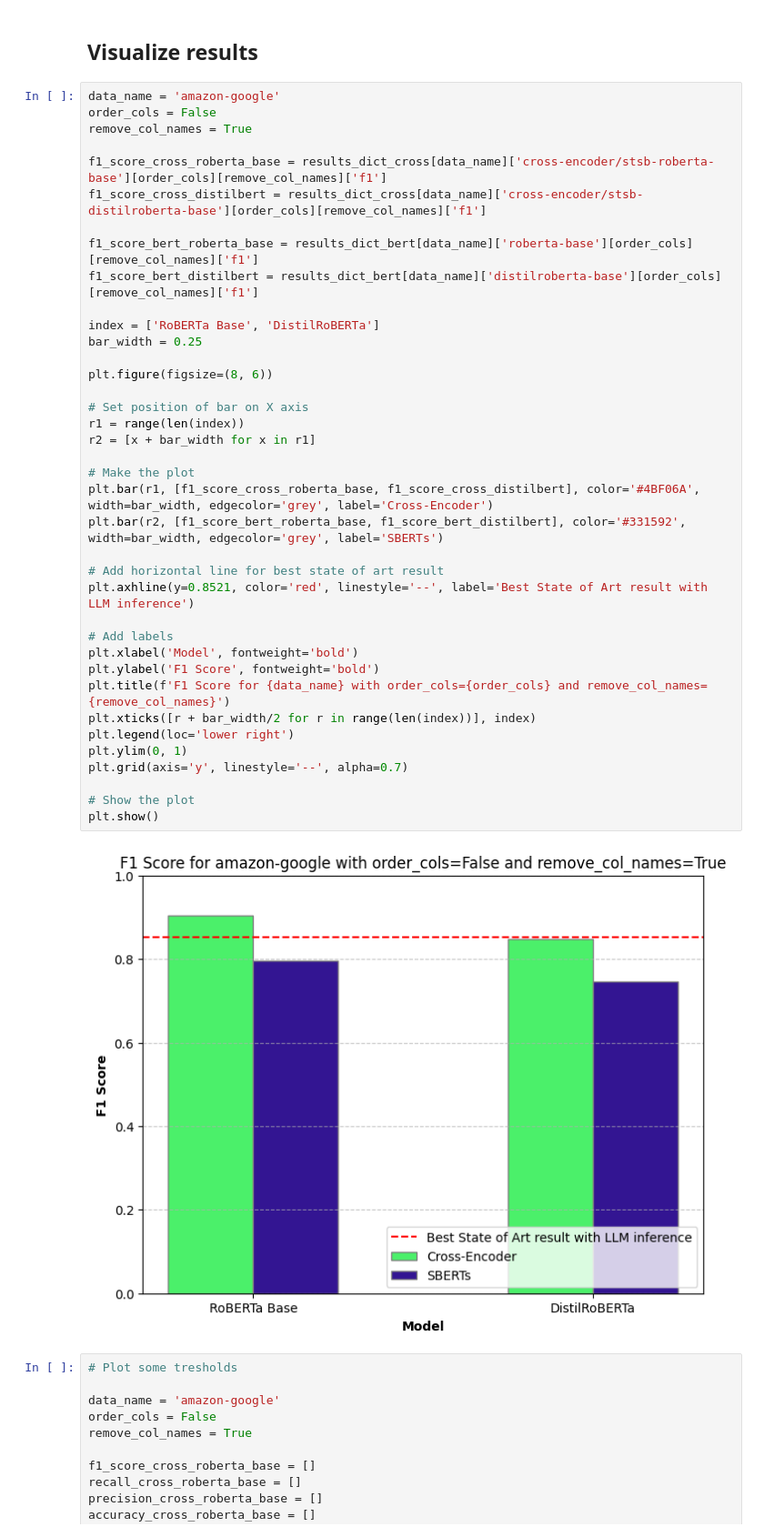
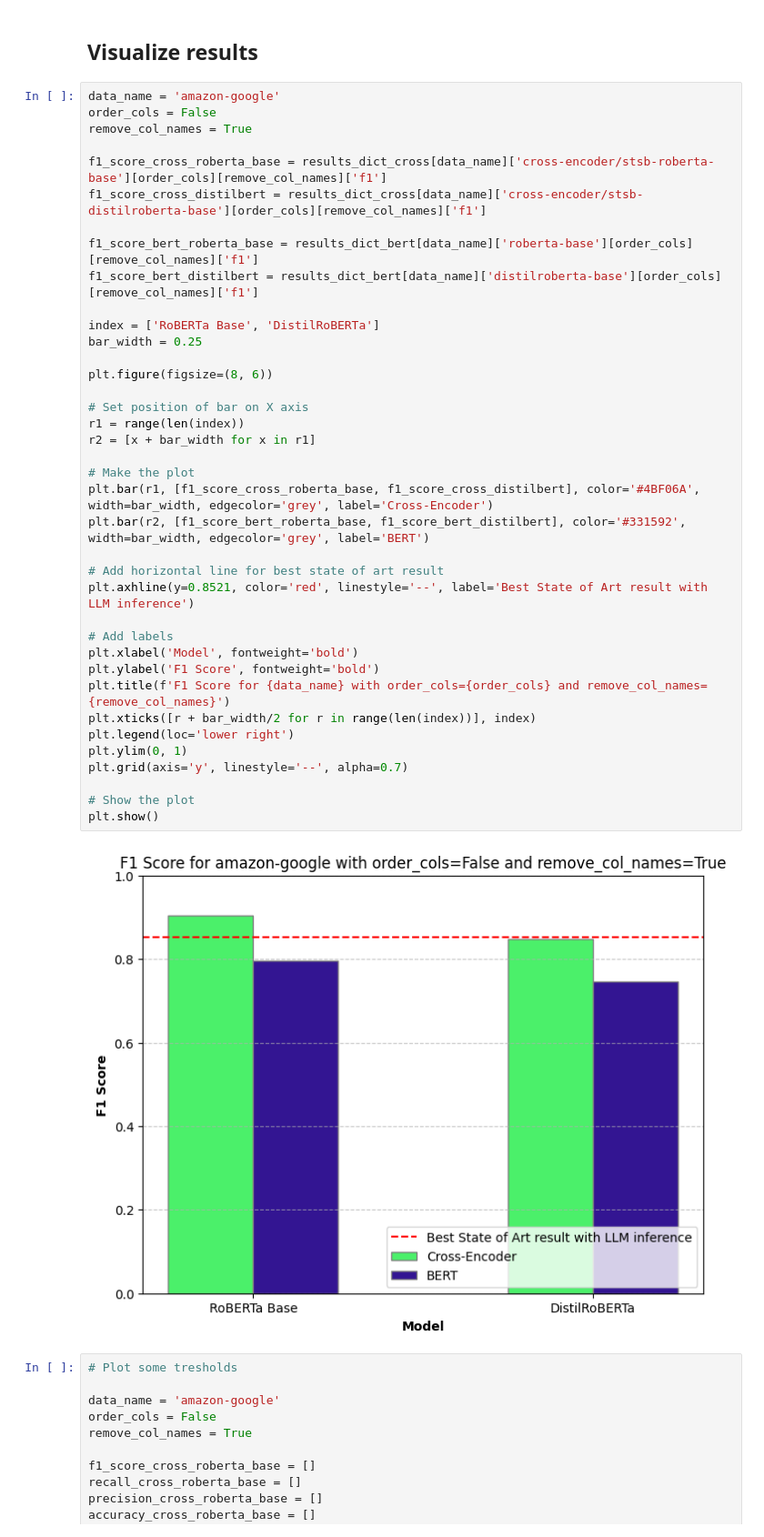
Before and after one commit to ttperr/WavER, a Jupyter notebook: src/results.ipynb, the cells around one changed output. Shown at 91% size. Drawn from its saved outputs; the diff is of its cells as text.

```diff
--- a/src/results.ipynb
+++ b/src/results.ipynb
@@ -193,35 +193,35 @@ f1_score_cross_distilbert = results_dict_cross[data_name]['cross-encoder/stsb-di
 f1_score_bert_roberta_base = results_dict_bert[data_name]['roberta-base'][order_cols][remove_col_names]['f1']
 f1_score_bert_distilbert = results_dict_bert[data_name]['distilroberta-base'][order_cols][remove_col_names]['f1']
 
 index = ['RoBERTa Base', 'DistilRoBERTa']
 bar_width = 0.25
 
 plt.figure(figsize=(8, 6))
 
 # Set position of bar on X axis
 r1 = range(len(index))
 r2 = [x + bar_width for x in r1]
 
 # Make the plot
 plt.bar(r1, [f1_score_cross_roberta_base, f1_score_cross_distilbert], color='#4BF06A', width=bar_width, edgecolor='grey', label='Cross-Encoder')
-plt.bar(r2, [f1_score_bert_roberta_base, f1_score_bert_distilbert], color='#331592', width=bar_width, edgecolor='grey', label='SBERTs')
+plt.bar(r2, [f1_score_bert_roberta_base, f1_score_bert_distilbert], color='#331592', width=bar_width, edgecolor='grey', label='BERT')
 
 # Add horizontal line for best state of art result
 plt.axhline(y=0.8521, color='red', linestyle='--', label='Best State of Art result with LLM inference')
 
 # Add labels
 plt.xlabel('Model', fontweight='bold')
 plt.ylabel('F1 Score', fontweight='bold')
 plt.title(f'F1 Score for {data_name} with order_cols={order_cols} and remove_col_names={remove_col_names}')
 plt.xticks([r + bar_width/2 for r in range(len(index))], index)
 plt.legend(loc='lower right')
 plt.ylim(0, 1)
 plt.grid(axis='y', linestyle='--', alpha=0.7)
 
 # Show the plot
 plt.show()
 # %% [output]
-[figure, old version]
+[figure, new version]
 # %%
 # Plot some tresholds
 
```
Also changed, not shown: parts of 1 cell of this notebook, 2 other files.
